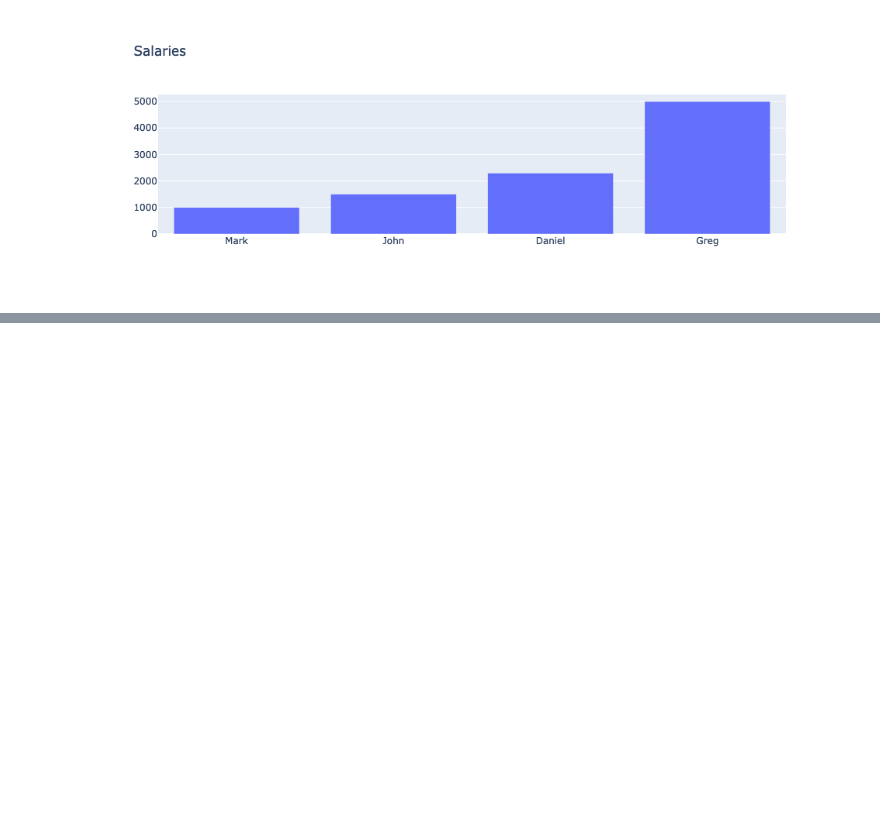
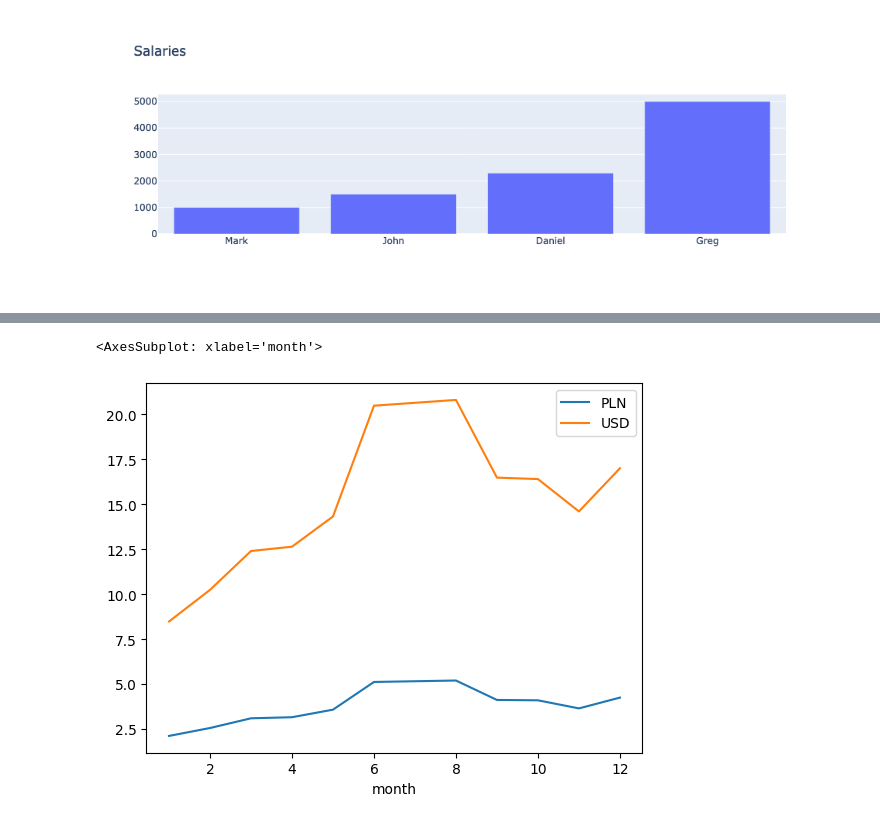
Before and after one commit to TomaszKlosinski/kodilla-python-bootcamp, a Jupyter notebook: Module15/exercises/functions.ipynb, the cells around one changed output, grey strips where cells are left out. Cells and saved outputs as stored; diff of their text form; code cells hidden in the pictures; blank space fills up the shorter version.

```diff
--- a/Module15/exercises/functions.ipynb
+++ b/Module15/exercises/functions.ipynb
@@ -73,0 +317,20 @@ fig.show()
+# %%
+prices = [
+	(1, 2.12),
+	(2, 2.56),
+	(3, 3.10),
+	(4, 3.16),
+	(5, 3.58),
+	(6, 5.12),
+	(7, 5.16),
+	(8, 5.20),
+	(9, 4.12),
+	(10, 4.10),
+	(11, 3.65),
+	(12, 4.25),
+
+]
+# %%
+new_prices = [(p[0], p[1], p[1]*4) for p in prices]
+df = pd.DataFrame(new_prices)
+df
@@ -73,0 +351,4 @@ fig.show()
+# %%
+df = pd.DataFrame(new_prices, columns=["month", "PLN", "USD"])
+df = df.set_index("month")
+df
@@ -73,0 +370,5 @@ fig.show()
+# %%
+df.plot()
+# %% [output]
+<AxesSubplot: xlabel='month'>
+[figure, added]
```
Also changed, not shown: parts of 44 cells of this notebook.
